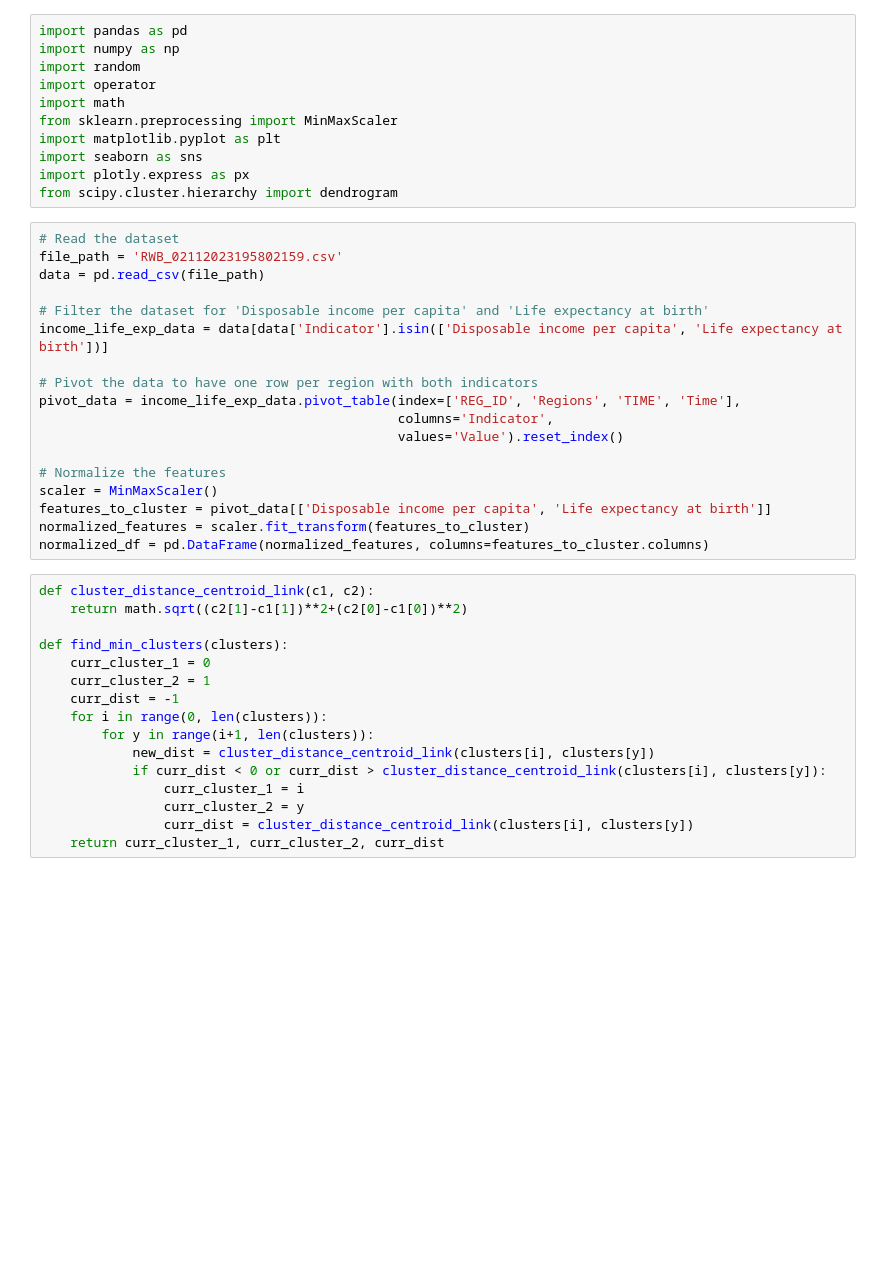
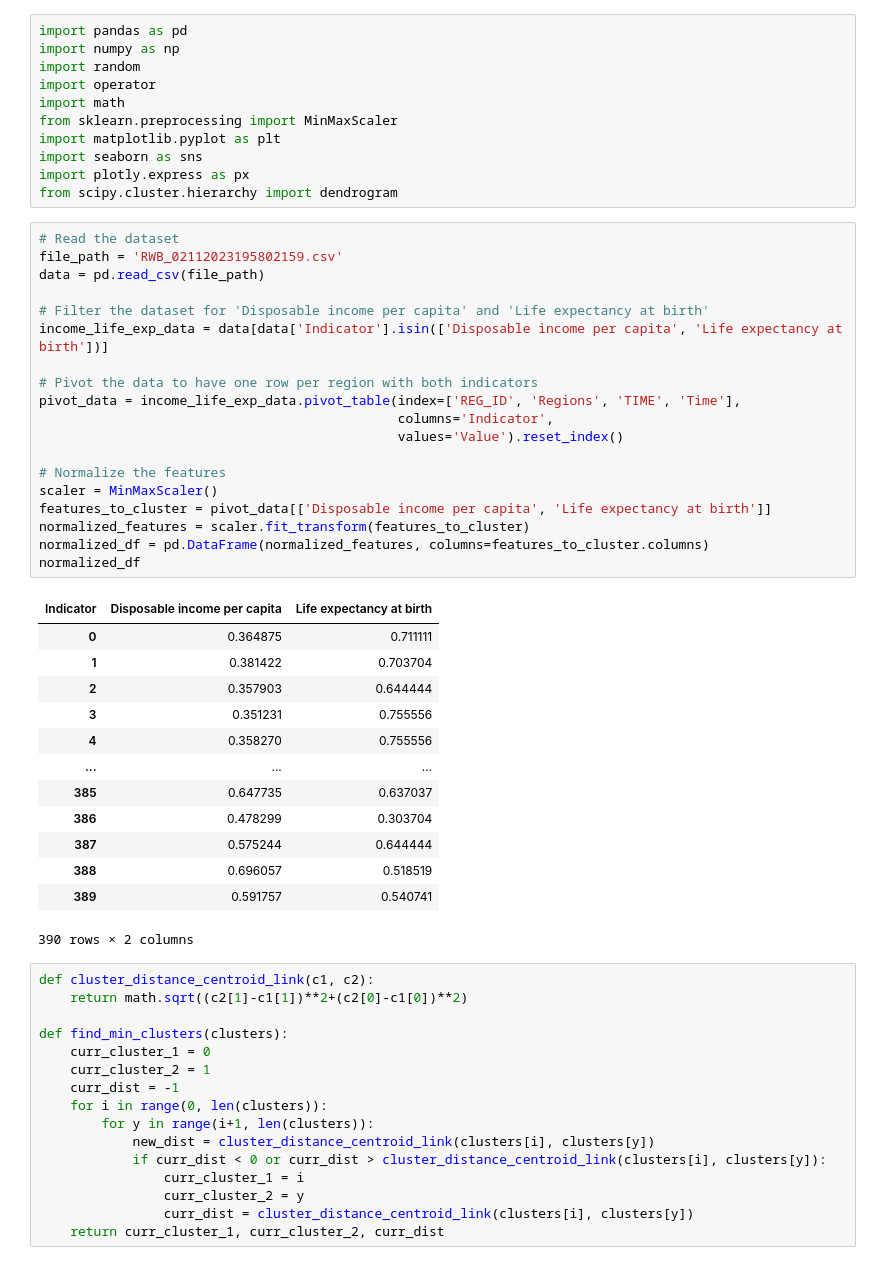
Before and after one commit to PrayashJoshi/USA-States-Sustainability-FuzzyEnsemble, a Jupyter notebook: src/model/dummy_dendrogram/dendrogram_model.ipynb, the cells around one changed output. Saved outputs shown, nothing was run; the diff lists cells and outputs as text; blank space fills up the shorter version.

```diff
--- a/src/model/dummy_dendrogram/dendrogram_model.ipynb
+++ b/src/model/dummy_dendrogram/dendrogram_model.ipynb
@@ -12,21 +12,36 @@ from scipy.cluster.hierarchy import dendrogram
 # %%
 # Read the dataset
 file_path = 'RWB_02112023195802159.csv'
 data = pd.read_csv(file_path)
 
 # Filter the dataset for 'Disposable income per capita' and 'Life expectancy at birth'
 income_life_exp_data = data[data['Indicator'].isin(['Disposable income per capita', 'Life expectancy at birth'])]
 
 # Pivot the data to have one row per region with both indicators
 pivot_data = income_life_exp_data.pivot_table(index=['REG_ID', 'Regions', 'TIME', 'Time'],
                                               columns='Indicator',
                                               values='Value').reset_index()
 
 # Normalize the features
 scaler = MinMaxScaler()
 features_to_cluster = pivot_data[['Disposable income per capita', 'Life expectancy at birth']]
 normalized_features = scaler.fit_transform(features_to_cluster)
 normalized_df = pd.DataFrame(normalized_features, columns=features_to_cluster.columns)
+normalized_df
+# %% [output]
+| Indicator | Disposable income per capita | Life expectancy at birth |
+| 0 | 0.364875 | 0.711111 |
+| 1 | 0.381422 | 0.703704 |
+| 2 | 0.357903 | 0.644444 |
+| 3 | 0.351231 | 0.755556 |
+| 4 | 0.358270 | 0.755556 |
+| ... | ... | ... |
+| 385 | 0.647735 | 0.637037 |
+| 386 | 0.478299 | 0.303704 |
+| 387 | 0.575244 | 0.644444 |
+| 388 | 0.696057 | 0.518519 |
+| 389 | 0.591757 | 0.540741 |
+390 rows × 2 columns
 # %%
 def cluster_distance_centroid_link(c1, c2):
     return math.sqrt((c2[1]-c1[1])**2+(c2[0]-c1[0])**2)
```
Also changed, not shown: 1 other file.
